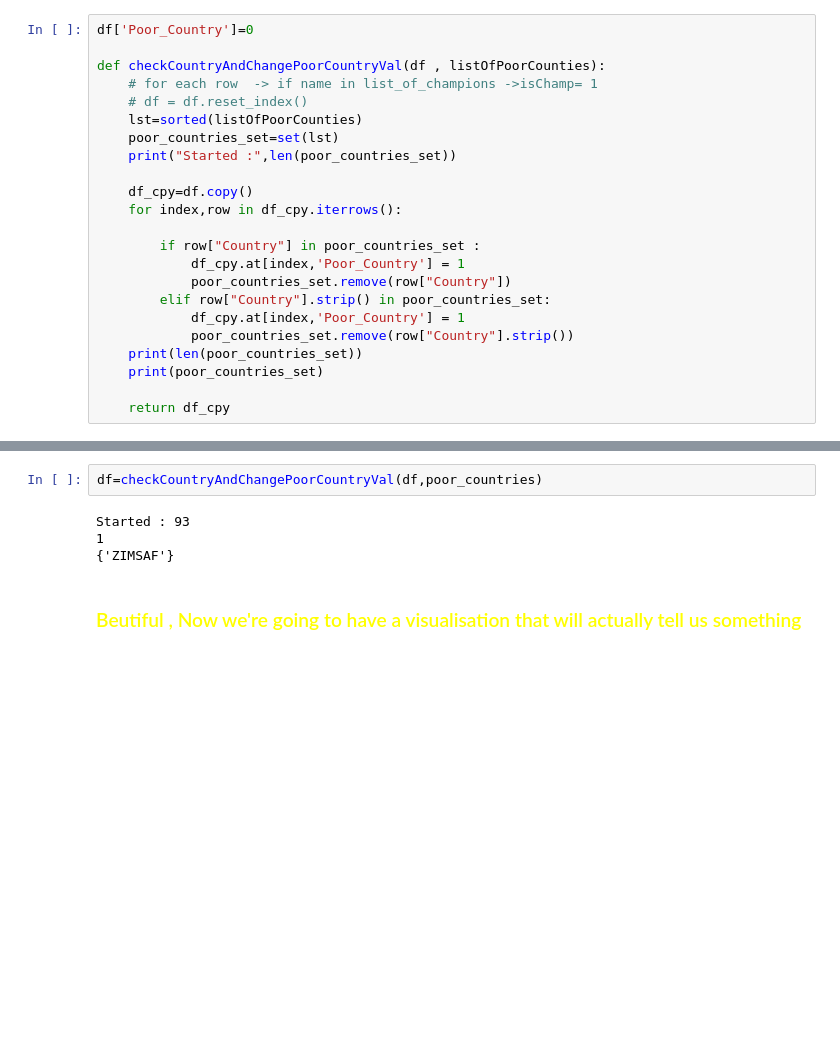
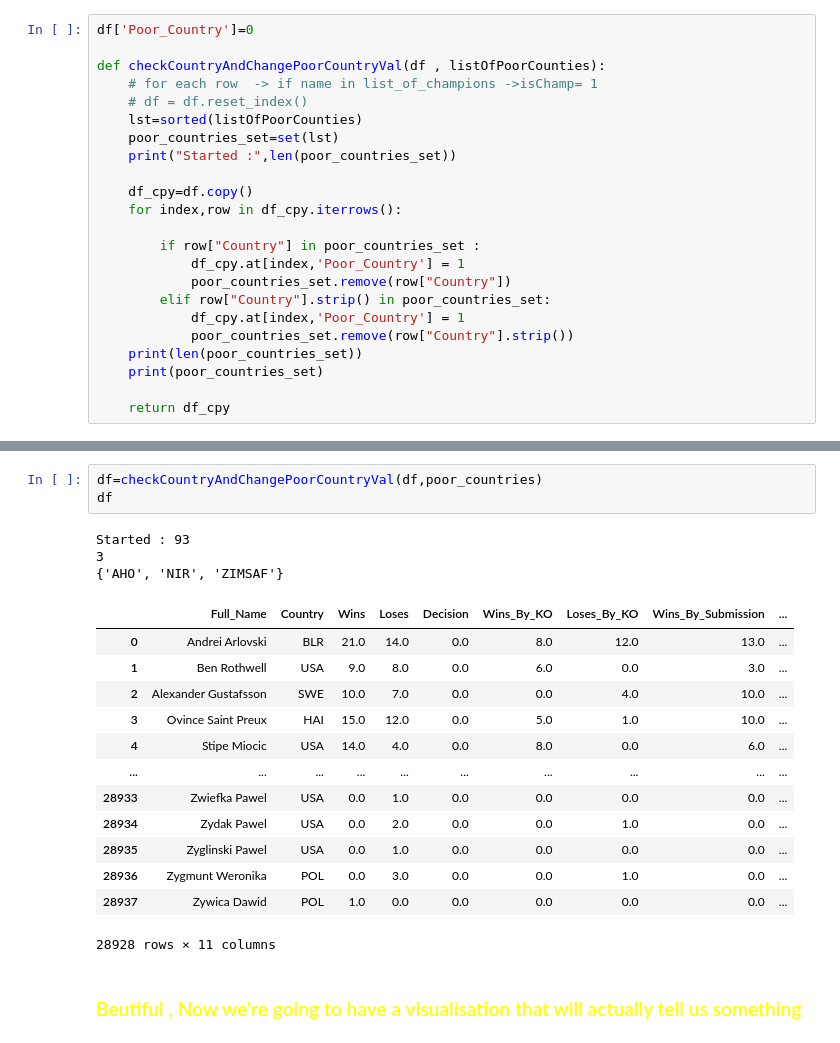
Before and after one commit to omriglevi/DataScience-Final, a Jupyter notebook: Data Science Final Project.ipynb, the cells around one changed output, grey strips where cells are left out. Drawn from its saved outputs; the diff is of its cells as text; blank space fills up the shorter version.

```diff
--- a/Data Science Final Project.ipynb
+++ b/Data Science Final Project.ipynb
@@ -565,9 +583,23 @@ def checkCountryAndChangePoorCountryVal(df , listOfPoorCounties):
 # %%
 df=checkCountryAndChangePoorCountryVal(df,poor_countries)
+df
 # %% [output]
 Started : 93
-1
-{'ZIMSAF'}
+3
+{'AHO', 'NIR', 'ZIMSAF'}
+|  | Full_Name | Country | Wins | Loses | Decision | Wins_By_KO | Loses_By_KO | Wins_By_Submission | ... |
+| 0 | Andrei Arlovski | BLR | 21.0 | 14.0 | 0.0 | 8.0 | 12.0 | 13.0 | ... |
+| 1 | Ben Rothwell | USA | 9.0 | 8.0 | 0.0 | 6.0 | 0.0 | 3.0 | ... |
+| 2 | Alexander Gustafsson | SWE | 10.0 | 7.0 | 0.0 | 0.0 | 4.0 | 10.0 | ... |
+| 3 | Ovince Saint Preux | HAI | 15.0 | 12.0 | 0.0 | 5.0 | 1.0 | 10.0 | ... |
+| 4 | Stipe Miocic | USA | 14.0 | 4.0 | 0.0 | 8.0 | 0.0 | 6.0 | ... |
+| ... | ... | ... | ... | ... | ... | ... | ... | ... | ... |
+| 28933 | Zwiefka Pawel | USA | 0.0 | 1.0 | 0.0 | 0.0 | 0.0 | 0.0 | ... |
+| 28934 | Zydak Pawel | USA | 0.0 | 2.0 | 0.0 | 0.0 | 1.0 | 0.0 | ... |
+| 28935 | Zyglinski Pawel | USA | 0.0 | 1.0 | 0.0 | 0.0 | 0.0 | 0.0 | ... |
+| 28936 | Zygmunt Weronika | POL | 0.0 | 3.0 | 0.0 | 0.0 | 1.0 | 0.0 | ... |
+| 28937 | Zywica Dawid | POL | 1.0 | 0.0 | 0.0 | 0.0 | 0.0 | 0.0 | ... |
+28928 rows × 11 columns
 # %% [markdown]
 <h3 style="color:yellow;">Beutiful , Now we're going to have a visualisation that will actually tell us something</h3>
 # %%
```
Also changed, not shown: parts of 20 cells of this notebook, 1 other file.
